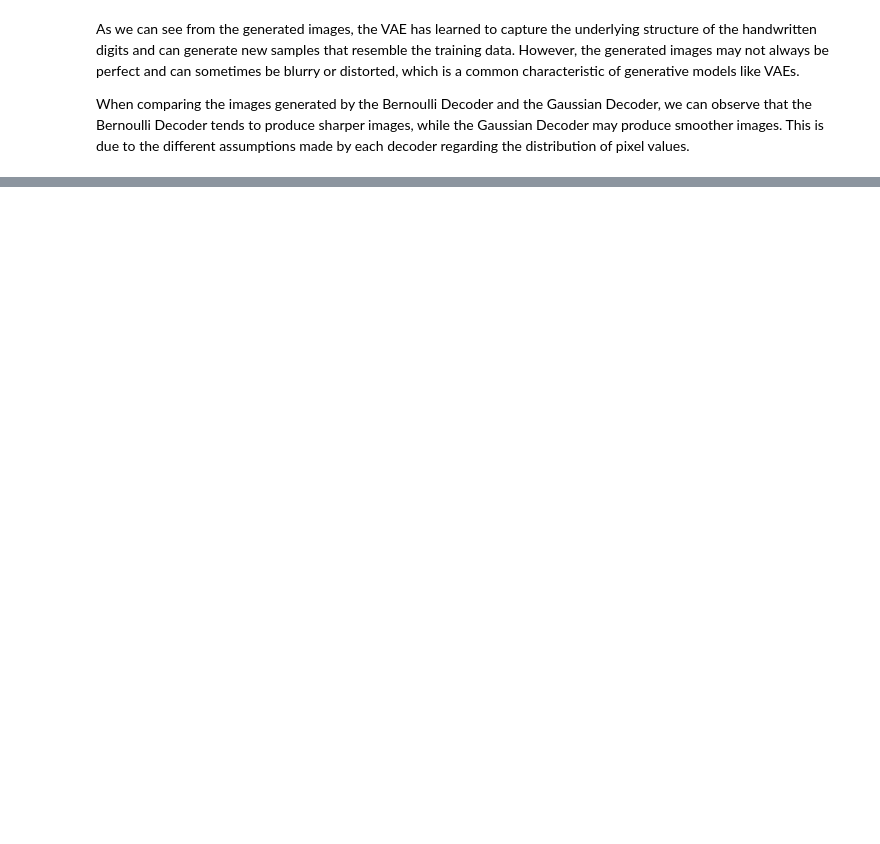
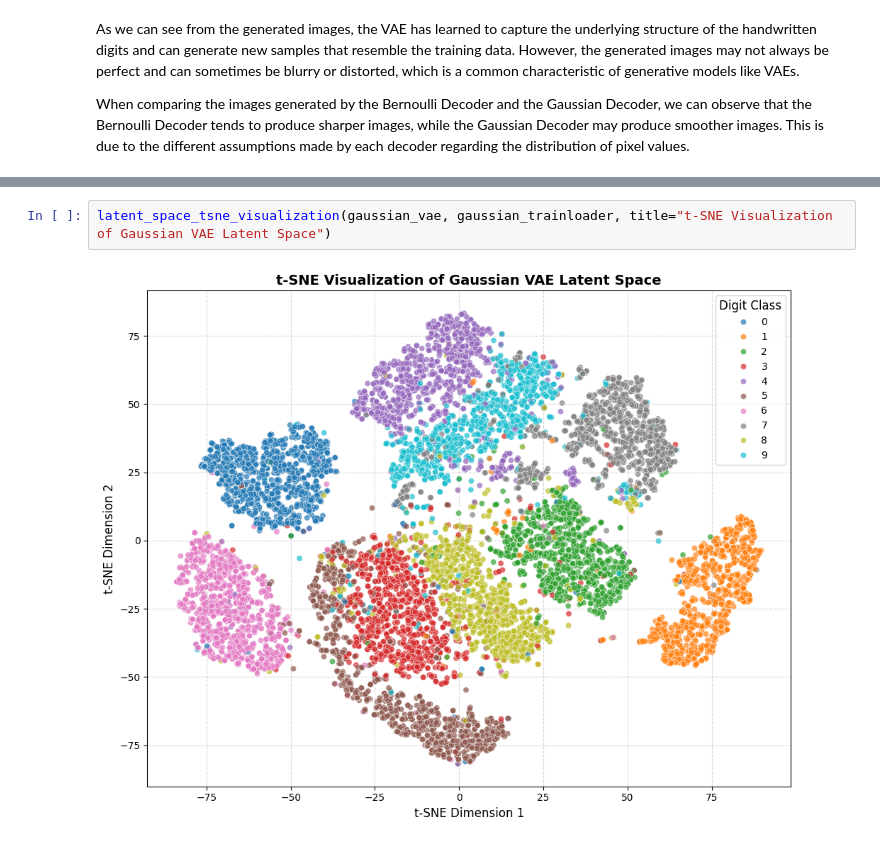
Before and after one commit to arturo-olvrs/VAE-MINST, a Jupyter notebook: vae-minst.ipynb, the cells around one changed output, grey strips where cells are left out. Cells and saved outputs as stored; diff of their text form; blank space fills up the shorter version.

Commit message:
Añadida interpolacion y Visualizacion del espacio latente

```diff
--- a/vae-minst.ipynb
+++ b/vae-minst.ipynb
@@ -673,0 +723,4 @@ When comparing the images generated by the Bernoulli Decoder and the Gaussian De
+# %%
+latent_space_tsne_visualization(gaussian_vae, gaussian_trainloader, title="t-SNE Visualization of Gaussian VAE Latent Space")
+# %% [output]
+[figure, added]
```
Also changed, not shown: parts of 11 cells of this notebook, 5 other files.
